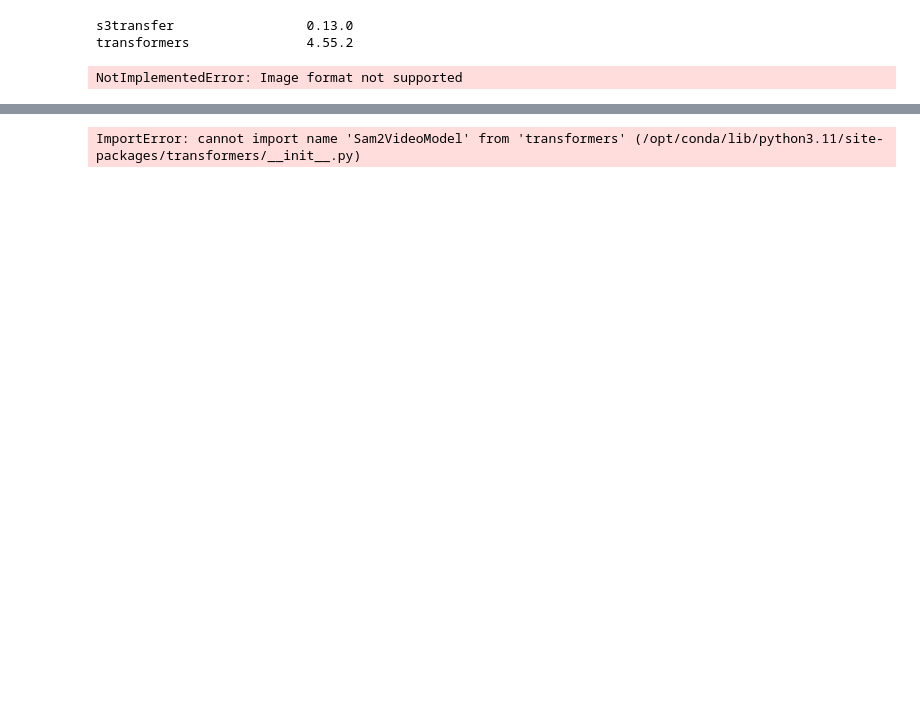
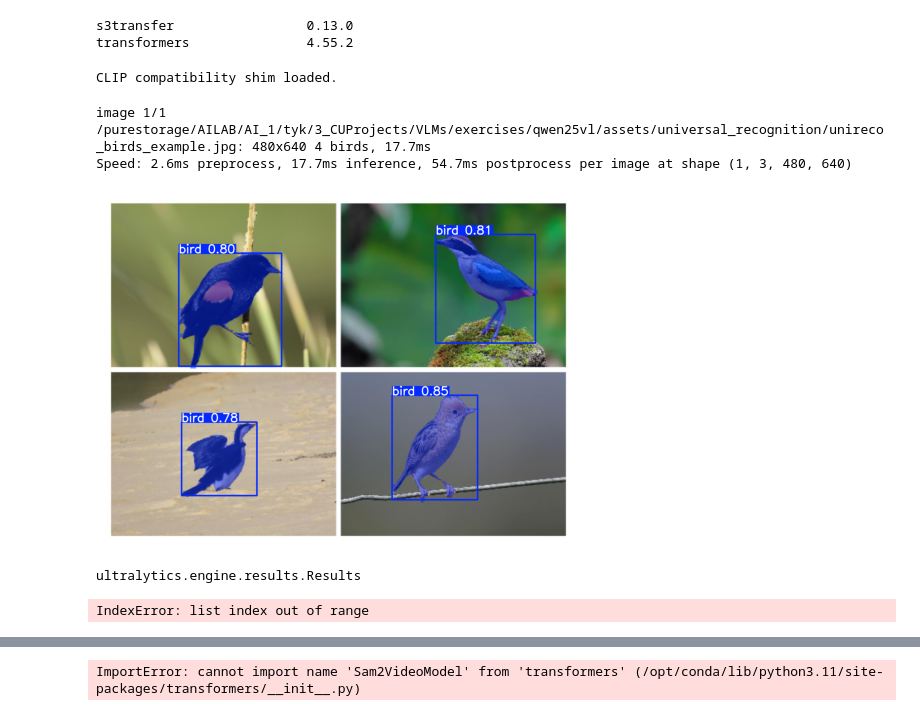
Before and after one commit to tae-yeop/VLMs, a Jupyter notebook: exercises/sam2/inference.ipynb, the cells around one changed output, grey strips where cells are left out. Saved outputs shown, nothing was run; the diff lists cells and outputs as text; code cells hidden in the pictures; blank space fills up the shorter version.

```diff
--- a/exercises/sam2/inference.ipynb
+++ b/exercises/sam2/inference.ipynb
@@ -3,14 +23,72 @@
 # %% [output]
 s3transfer                 0.13.0
 transformers               4.55.2
-# %%
-import torch
-from sam2.sam2_image_predictor import SAM2ImagePredictor
-
-predictor = SAM2ImagePredictor.from_pretrained("facebook/sam2-hiera-large")
-
-with torch.inference_mode(), torch.autocast("cuda", dtype=torch.bfloat16):
-    predictor.set_image('/purestorage/AILAB/AI_1/tyk/3_CUProjects/VLMs/exercises/qwen25vl/assets/universal_recognition/unireco_birds_example.jpg')
-    masks, _, _ = predictor.predict('bird')
-# %% [output]
-NotImplementedError: Image format not supported
+# %%
+# Compatibility shim for Ultralytics expecting clip.clip.tokenize
+# Ensures that either open_clip or openai-clip exposes clip.clip.tokenize
+try:
+    import clip as openai_clip
+except Exception:
+    openai_clip = None
+
+try:
+    import open_clip
+except Exception:
+    open_clip = None
+
+class _CompatClipModule:
+    class clip:
+        @staticmethod
+        def tokenize(text):
+            # Prefer OpenAI CLIP if available
+            if openai_clip is not None and hasattr(openai_clip, 'tokenize'):
+                return openai_clip.tokenize(text)
+            # Fallback to OpenCLIP tokenizer
+            if open_clip is not None:
+                return open_clip.tokenize(text)
+            raise ImportError("No CLIP tokenizer available. Install 'openai-clip' or 'open-clip-torch'.")
+
+# If module named 'clip' exists but lacks 'clip' attribute, monkey-patch
+import types, sys
+if 'clip' in sys.modules:
+    mod = sys.modules['clip']
+    if not hasattr(mod, 'clip'):
+        mod.clip = _CompatClipModule.clip
+else:
+    sys.modules['clip'] = types.SimpleNamespace(clip=_CompatClipModule.clip)
+
+print("CLIP compatibility shim loaded.")
+# %% [output]
+CLIP compatibility shim loaded.
+# %%
+from ultralytics import YOLOE
+import matplotlib.pyplot as plt
+
+# Initialize a YOLOE model
+model = YOLOE("yoloe-11l-seg.pt")
+
+# Set text prompt to detect bird(s)
+names = ["bird"]
+model.set_classes(names, model.get_text_pe(names))
+
+image_path = "/purestorage/AILAB/AI_1/tyk/3_CUProjects/VLMs/exercises/qwen25vl/assets/universal_recognition/unireco_birds_example.jpg"
+results = model.predict(image_path, conf=0.15)
+
+# Inline display instead of external viewer
+annotated = results[0].plot()  # BGR ndarray
+plt.figure(figsize=(6, 6))
+plt.imshow(annotated[..., ::-1])
+plt.axis("off")
+plt.show()
+# %% [output]
+image 1/1 /purestorage/AILAB/AI_1/tyk/3_CUProjects/VLMs/exercises/qwen25vl/assets/universal_recognition/unireco_birds_example.jpg: 480x640 4 birds, 17.7ms
+Speed: 2.6ms preprocess, 17.7ms inference, 54.7ms postprocess per image at shape (1, 3, 480, 640)
+[figure, added]
+# %%
+type(results[0])
+# %% [output]
+ultralytics.engine.results.Results
+# %%
+results[1]
+# %% [output]
+IndexError: list index out of range
```
Also changed, not shown: parts of 5 cells of this notebook, 14 other files.
